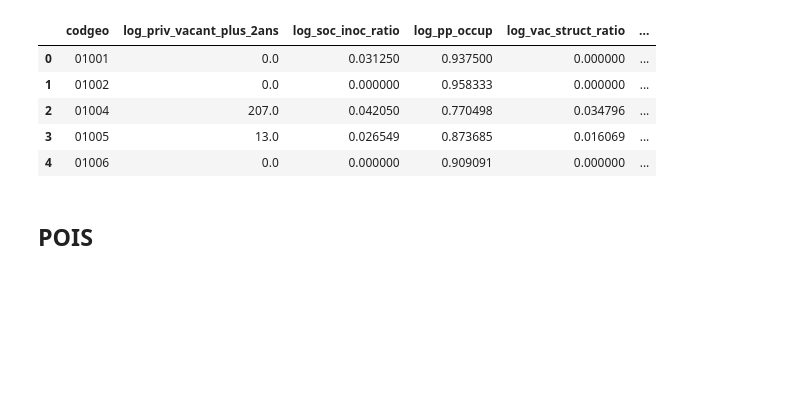
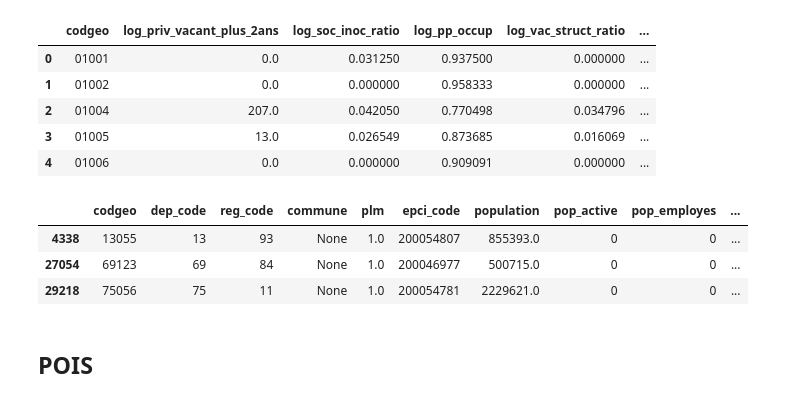
Before and after one commit to jbesan/13_odis_stream2, a Jupyter notebook: notebooks/odis_check_data.ipynb, the cells around one changed output. Cells and saved outputs as stored; diff of their text form; code cells hidden in the pictures; blank space fills up the shorter version.

```diff
--- a/notebooks/odis_check_data.ipynb
+++ b/notebooks/odis_check_data.ipynb
@@ -46,6 +46,13 @@ odis_communes[['codgeo'] + [col for col in odis_communes.columns if col.startswi
 | 2 | 01004 | 207.0 | 0.042050 | 0.770498 | 0.034796 | ... |
 | 3 | 01005 | 13.0 | 0.026549 | 0.873685 | 0.016069 | ... |
 | 4 | 01006 | 0.0 | 0.000000 | 0.909091 | 0.000000 | ... |
+# %%
+odis_communes[odis_communes.plm == True].head()
+# %% [output]
+|  | codgeo | dep_code | reg_code | commune | plm | epci_code | population | pop_active | pop_employes | ... |
+| 4338 | 13055 | 13 | 93 | None | 1.0 | 200054807 | 855393.0 | 0 | 0 | ... |
+| 27054 | 69123 | 69 | 84 | None | 1.0 | 200046977 | 500715.0 | 0 | 0 | ... |
+| 29218 | 75056 | 75 | 11 | None | 1.0 | 200054781 | 2229621.0 | 0 | 0 | ... |
 # %% [markdown]
 ## POIS
 # %%
```
Also changed, not shown: parts of 1 cell of this notebook, 35 other files.
